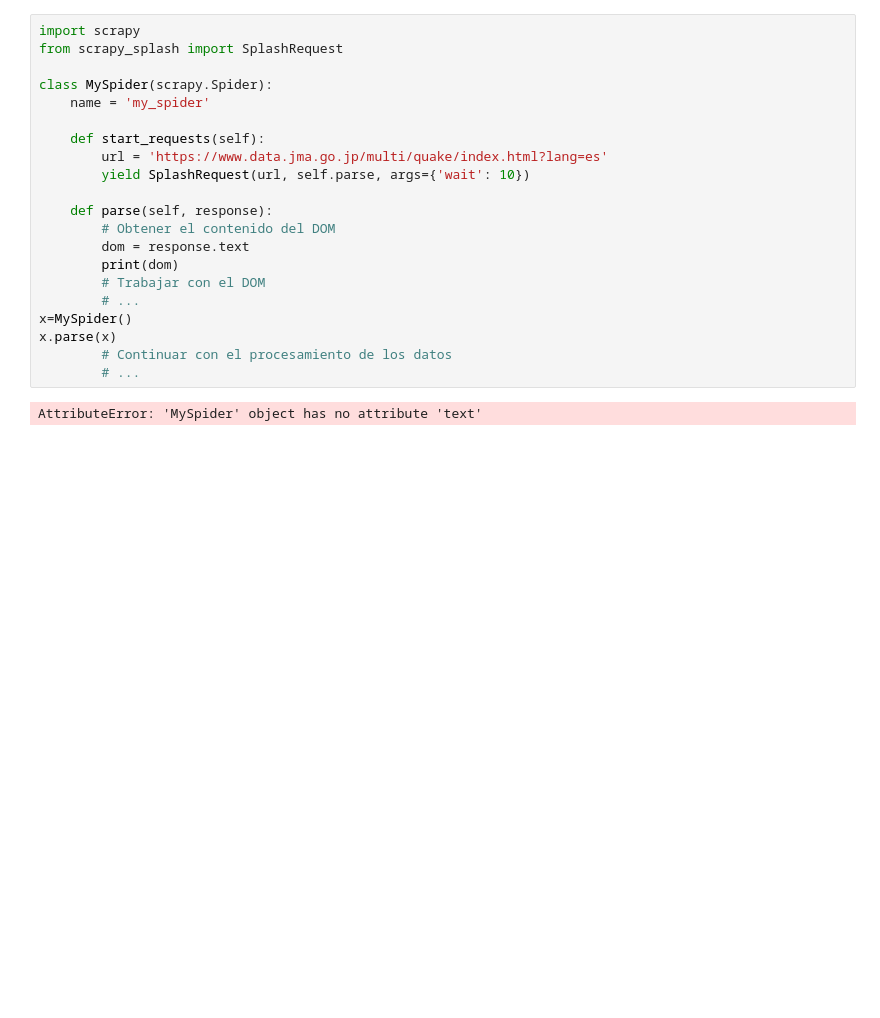
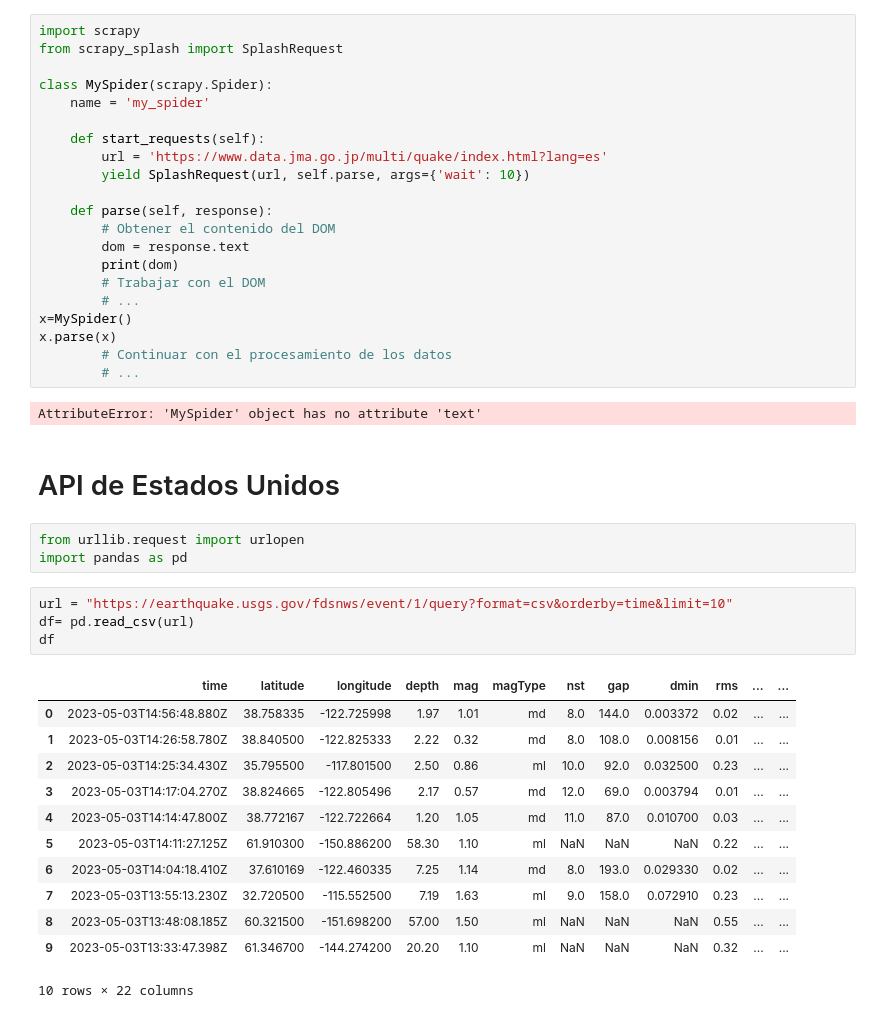
Before and after one commit to v1c4r10us/sismic-alert, a Jupyter notebook: test.ipynb, the cells around one changed output. Saved outputs shown, nothing was run; the diff lists cells and outputs as text; blank space fills up the shorter version.

```diff
--- a/test.ipynb
+++ b/test.ipynb
@@ -75,3 +75,25 @@ x.parse(x)
         # ...
 # %% [output]
 AttributeError: 'MySpider' object has no attribute 'text'
+# %% [markdown]
+# API de Estados Unidos
+# %%
+from urllib.request import urlopen
+import pandas as pd
+# %%
+url = "https://earthquake.usgs.gov/fdsnws/event/1/query?format=csv&orderby=time&limit=10"
+df= pd.read_csv(url)
+df
+# %% [output]
+|  | time | latitude | longitude | depth | mag | magType | nst | gap | dmin | rms | ... | ... |
+| 0 | 2023-05-03T14:56:48.880Z | 38.758335 | -122.725998 | 1.97 | 1.01 | md | 8.0 | 144.0 | 0.003372 | 0.02 | ... | ... |
+| 1 | 2023-05-03T14:26:58.780Z | 38.840500 | -122.825333 | 2.22 | 0.32 | md | 8.0 | 108.0 | 0.008156 | 0.01 | ... | ... |
+| 2 | 2023-05-03T14:25:34.430Z | 35.795500 | -117.801500 | 2.50 | 0.86 | ml | 10.0 | 92.0 | 0.032500 | 0.23 | ... | ... |
+| 3 | 2023-05-03T14:17:04.270Z | 38.824665 | -122.805496 | 2.17 | 0.57 | md | 12.0 | 69.0 | 0.003794 | 0.01 | ... | ... |
+| 4 | 2023-05-03T14:14:47.800Z | 38.772167 | -122.722664 | 1.20 | 1.05 | md | 11.0 | 87.0 | 0.010700 | 0.03 | ... | ... |
+| 5 | 2023-05-03T14:11:27.125Z | 61.910300 | -150.886200 | 58.30 | 1.10 | ml | NaN | NaN | NaN | 0.22 | ... | ... |
+| 6 | 2023-05-03T14:04:18.410Z | 37.610169 | -122.460335 | 7.25 | 1.14 | md | 8.0 | 193.0 | 0.029330 | 0.02 | ... | ... |
+| 7 | 2023-05-03T13:55:13.230Z | 32.720500 | -115.552500 | 7.19 | 1.63 | ml | 9.0 | 158.0 | 0.072910 | 0.23 | ... | ... |
+| 8 | 2023-05-03T13:48:08.185Z | 60.321500 | -151.698200 | 57.00 | 1.50 | ml | NaN | NaN | NaN | 0.55 | ... | ... |
+| 9 | 2023-05-03T13:33:47.398Z | 61.346700 | -144.274200 | 20.20 | 1.10 | ml | NaN | NaN | NaN | 0.32 | ... | ... |
+10 rows × 22 columns
```
